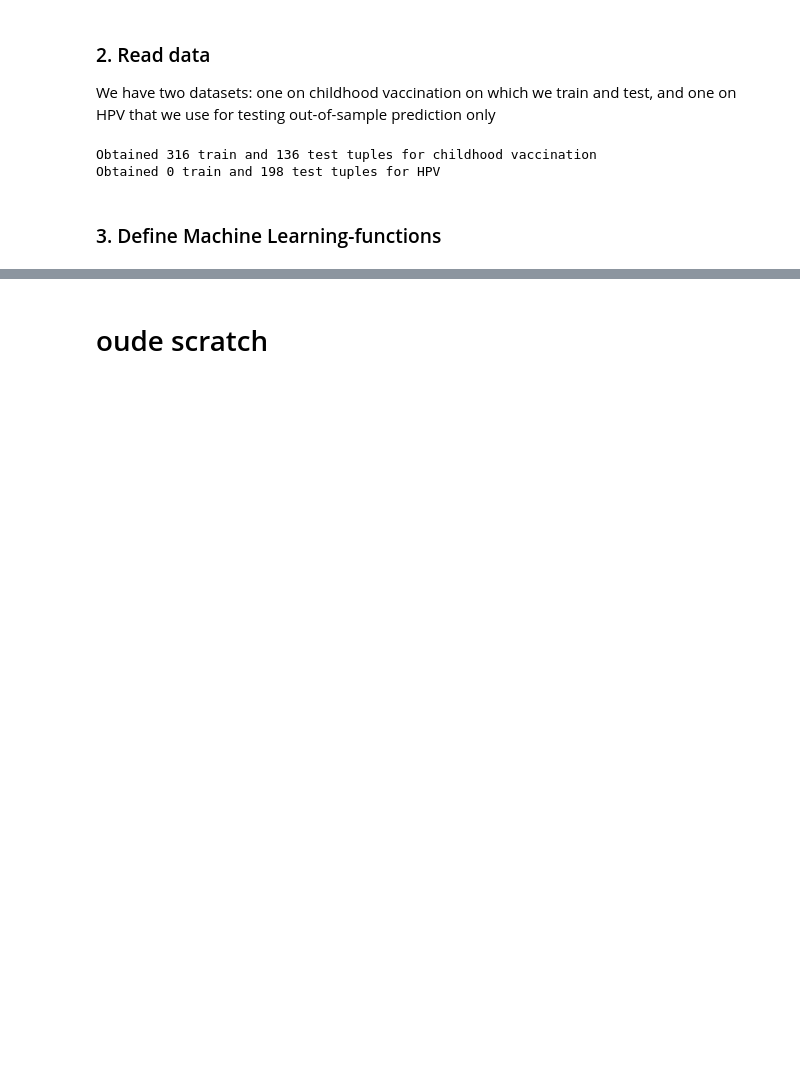
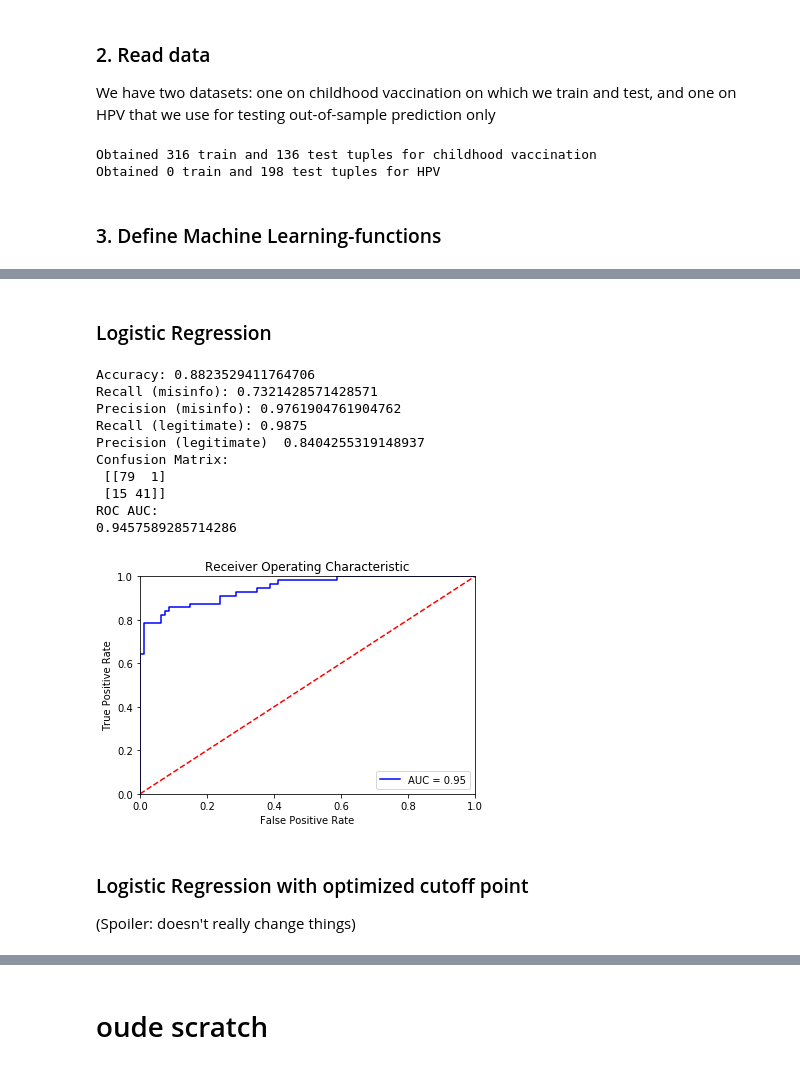
Before and after one commit to corinemeppelink/vaccmisinfo, a Jupyter notebook: article.ipynb, the cells around one changed output, grey strips where cells are left out. Cells and saved outputs as stored; diff of their text form; code cells hidden in the pictures; blank space fills up the shorter version.

```diff
--- a/article.ipynb
+++ b/article.ipynb
@@ -134,10 +137,28 @@ ROC AUC:
+# %% [markdown]
+### Logistic Regression
 # %%
-from sklearn.feature_extraction.text import TfidfVectorizer
-from sklearn.pipeline import make_pipeline
-
 vec = TfidfVectorizer()
 clf = LogisticRegression()
 pipe = make_pipeline(vec, clf)
 pipe.fit([r[0] for r in childhood_train], [r[1] for r in childhood_train])
 
 predictions = pipe.predict([r[0] for r in childhood_test])
+predicted_probabilities = pipe.predict_proba([r[0] for r in childhood_test])
+
+performance(predictions, [e[1] for e in childhood_test])
+roc_curve(predicted_probabilities, [e[1] for e in childhood_test])
+# %% [output]
+Accuracy: 0.8823529411764706
+Recall (misinfo): 0.7321428571428571
+Precision (misinfo): 0.9761904761904762
+Recall (legitimate): 0.9875
+Precision (legitimate)  0.8404255319148937
+Confusion Matrix:
+ [[79  1]
+ [15 41]]
+ROC AUC:
+0.9457589285714286
+[figure, added]
+# %% [markdown]
+### Logistic Regression with optimized cutoff point
+(Spoiler: doesn't really change things)
```
Also changed, not shown: parts of 16 cells of this notebook.
